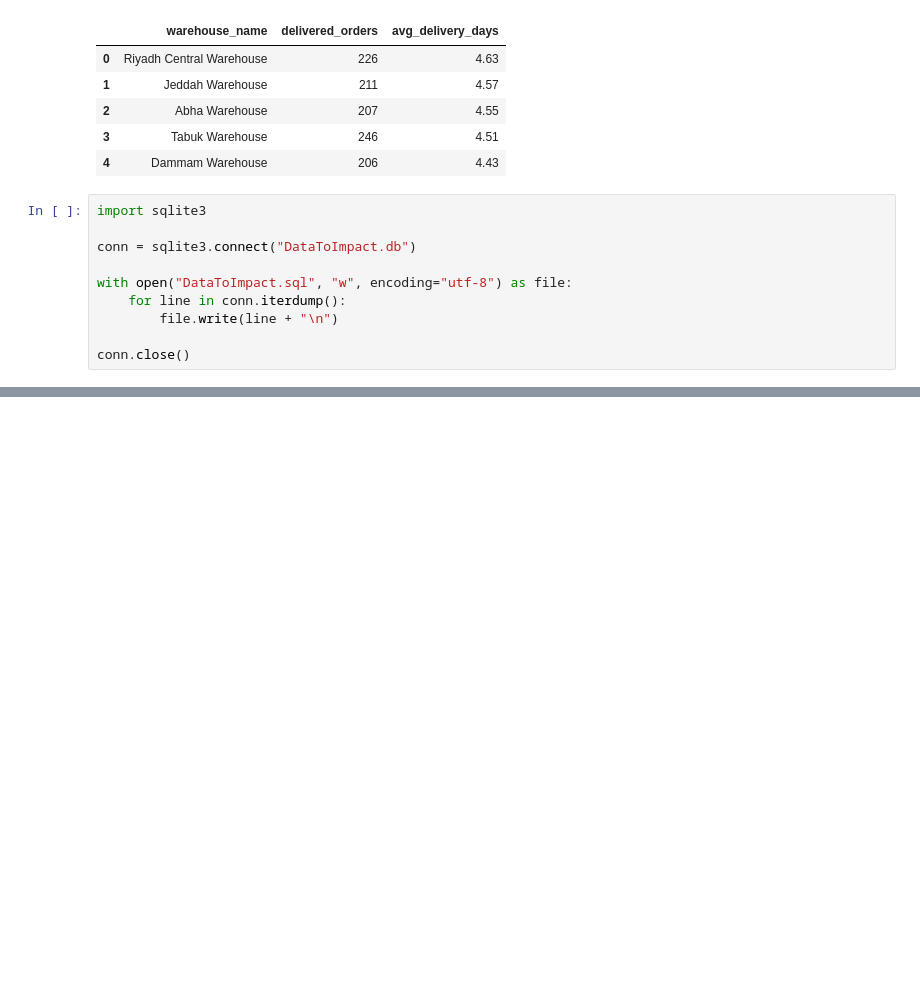
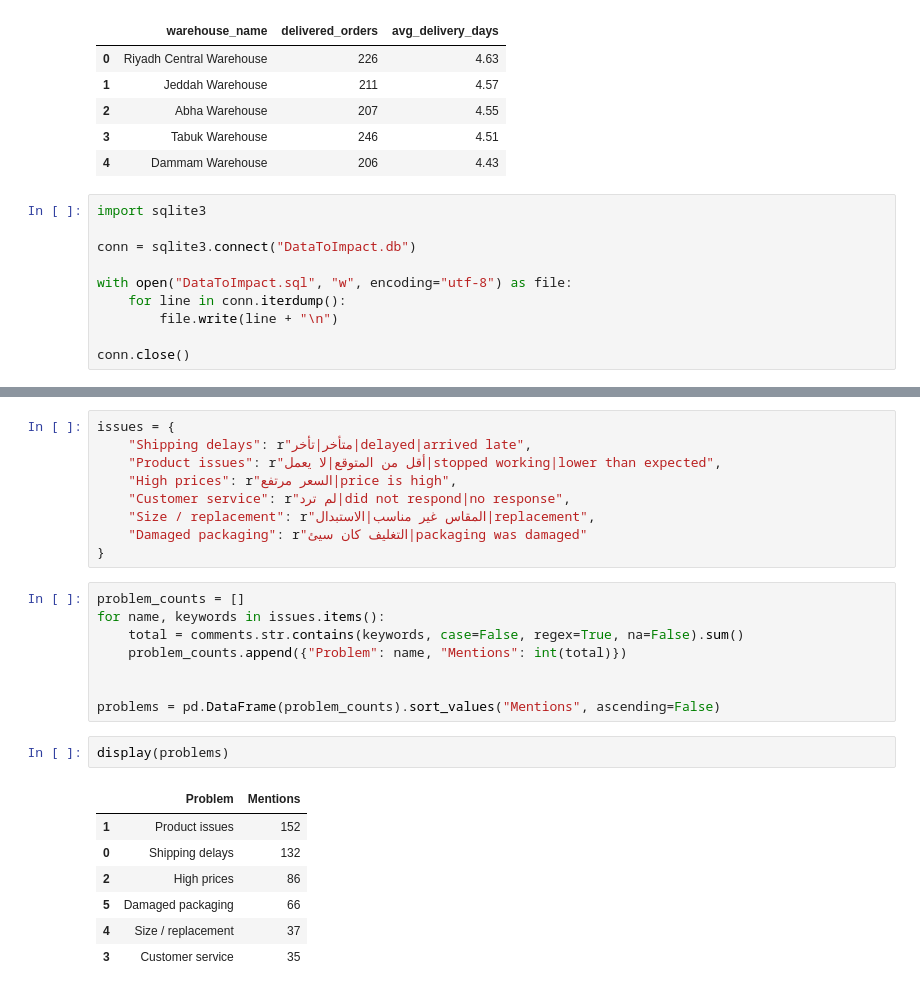
Before and after one commit to Saad711T/Customer-Insights-and-Analytics-Dashboard, a Jupyter notebook: notebook/notebook1.ipynb, the cells around one changed output, grey strips where cells are left out. Drawn from its saved outputs; the diff is of its cells as text; blank space fills up the shorter version.

```diff
--- a/notebook/notebook1.ipynb
+++ b/notebook/notebook1.ipynb
@@ -428,0 +455,27 @@ conn.close()
+# %%
+issues = {
+    "Shipping delays": r"متأخر|تأخر|delayed|arrived late",
+    "Product issues": r"أقل من المتوقع|لا يعمل|stopped working|lower than expected",
+    "High prices": r"السعر مرتفع|price is high",
+    "Customer service": r"لم ترد|did not respond|no response",
+    "Size / replacement": r"المقاس غير مناسب|الاستبدال|replacement",
+    "Damaged packaging": r"التغليف كان سيئ|packaging was damaged"
+}
+# %%
+problem_counts = []
+for name, keywords in issues.items():
+    total = comments.str.contains(keywords, case=False, regex=True, na=False).sum()
+    problem_counts.append({"Problem": name, "Mentions": int(total)})
+
+
+problems = pd.DataFrame(problem_counts).sort_values("Mentions", ascending=False)
+# %%
+display(problems)
+# %% [output]
+|  | Problem | Mentions |
+| 1 | Product issues | 152 |
+| 0 | Shipping delays | 132 |
+| 2 | High prices | 86 |
+| 5 | Damaged packaging | 66 |
+| 4 | Size / replacement | 37 |
+| 3 | Customer service | 35 |
```
Also changed, not shown: parts of 4 cells of this notebook.
